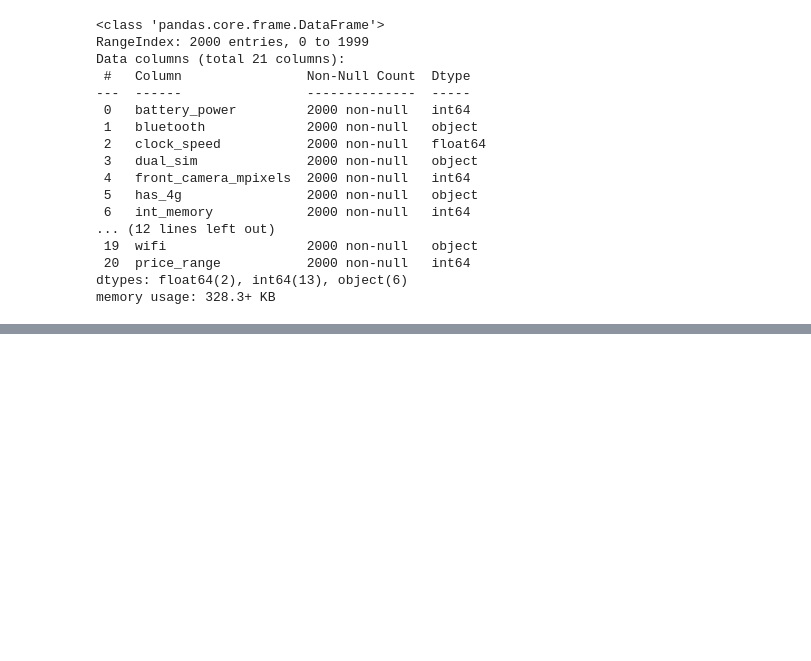
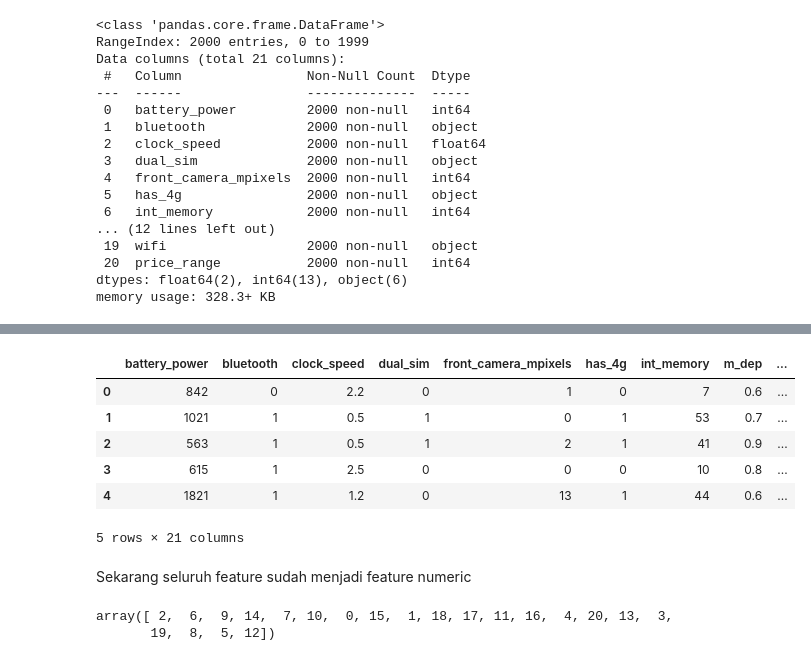
Before and after one commit to Aimin-Nur/DataAnalyst---PriceSmartphone, a Jupyter notebook: Prediksi Harga Hp.ipynb, the cells around one changed output, grey strips where cells are left out. Cells and saved outputs as stored; diff of their text form; code cells hidden in the pictures; blank space fills up the shorter version.

```diff
--- a/Prediksi Harga Hp.ipynb
+++ b/Prediksi Harga Hp.ipynb
@@ -286,0 +349,26 @@ memory usage: 328.3+ KB
+# %%
+has_3g = {'Yes' : 1, 'No' : 0}
+df['has_3g'] = df['has_3g'].map(has_3g)
+
+touch_screen = {'Yes' : 1, 'No' : 0}
+df['touch_screen'] = df['touch_screen'].map(touch_screen)
+
+wifi = {'Yes' : 1, 'No' : 0}
+df['wifi'] = df['wifi'].map(wifi)
+# %%
+df.head()
+# %% [output]
+|  | battery_power | bluetooth | clock_speed | dual_sim | front_camera_mpixels | has_4g | int_memory | m_dep | ... |
+| 0 | 842 | 0 | 2.2 | 0 | 1 | 0 | 7 | 0.6 | ... |
+| 1 | 1021 | 1 | 0.5 | 1 | 0 | 1 | 53 | 0.7 | ... |
+| 2 | 563 | 1 | 0.5 | 1 | 2 | 1 | 41 | 0.9 | ... |
+| 3 | 615 | 1 | 2.5 | 0 | 0 | 0 | 10 | 0.8 | ... |
+| 4 | 1821 | 1 | 1.2 | 0 | 13 | 1 | 44 | 0.6 | ... |
+5 rows × 21 columns
+# %% [markdown]
+Sekarang seluruh feature sudah menjadi feature numeric
+# %%
+df['pc'].unique()
+# %% [output]
+array([ 2,  6,  9, 14,  7, 10,  0, 15,  1, 18, 17, 11, 16,  4, 20, 13,  3,
+       19,  8,  5, 12])
```
Also changed, not shown: parts of 16 cells of this notebook.
